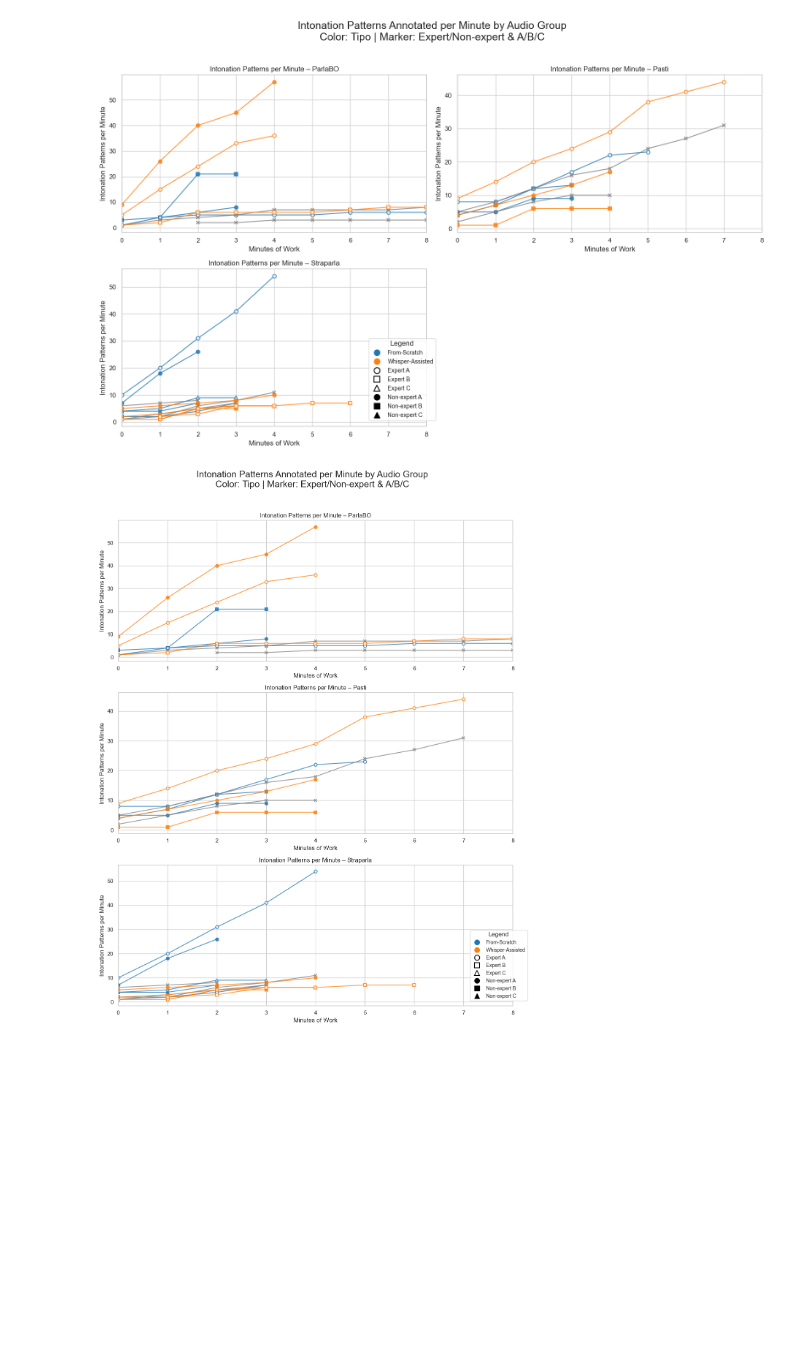
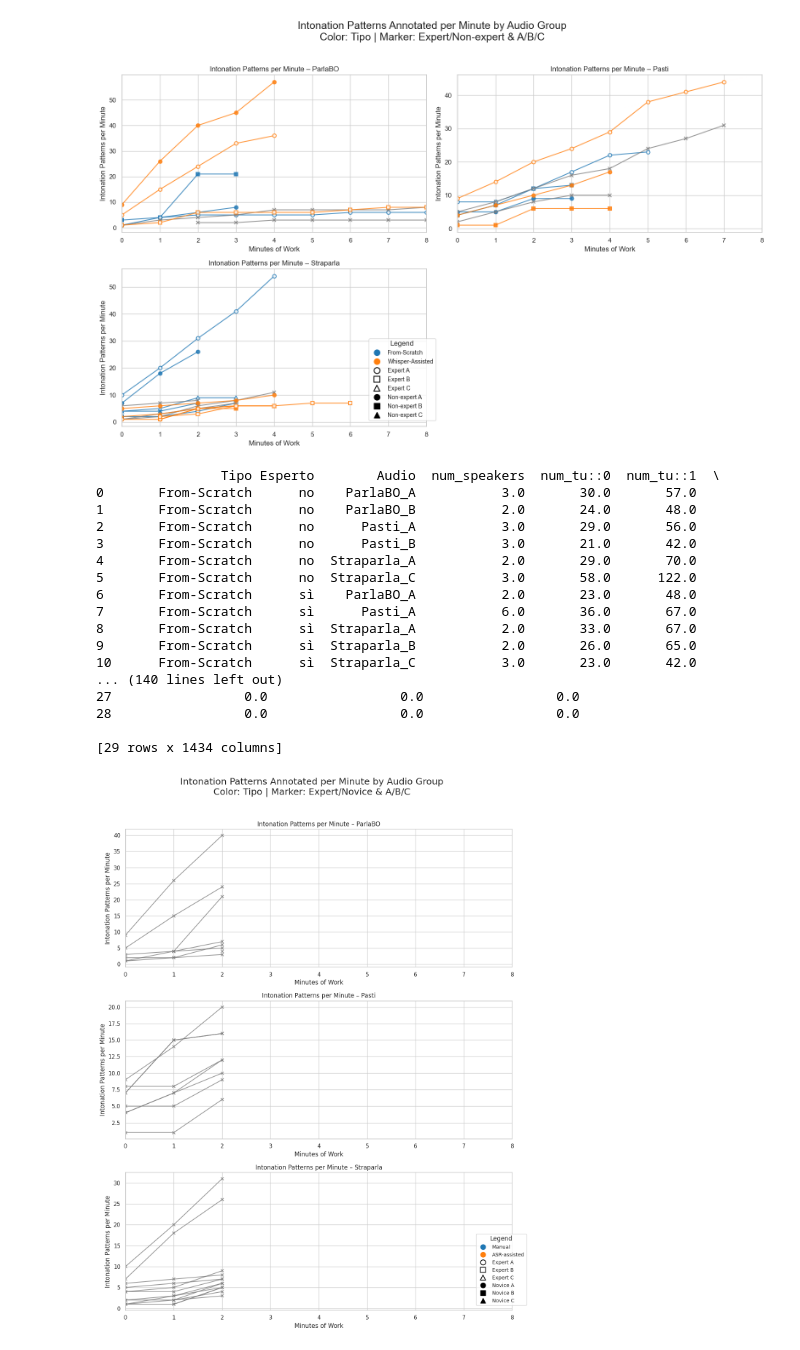
Before and after one commit to LaboratorioSperimentale/asr-assisted-transcription, a Jupyter notebook: data_analysis/prova_ludovica.ipynb, the cells around one changed output. Cells and saved outputs as stored; diff of their text form; code cells hidden in the pictures; blank space fills up the shorter version.

Commit message:
new_stats

```diff
--- a/data_analysis/prova_ludovica.ipynb
+++ b/data_analysis/prova_ludovica.ipynb
@@ -7,7 +7,7 @@ import re
 import numpy as np
 # %%
 # Load and preprocess the data
-df = pd.read_csv("../data/output/stats.csv", delimiter="\t")
+df = pd.read_csv("../data/new_output/stats/stats.csv", delimiter="\t")
 df.columns = df.columns.str.strip()
 cols_of_interest = ['Sec30', 'Sec60', 'Sec90', 'Sec120', 'Tipo', 'Esperto', 'Audio']
 df_subset = df[cols_of_interest].copy()
@@ -426,12 +426,14 @@ plt.show()
 # %%
 # Grouped statistics
 grouped_stats = df.groupby(['Tipo', 'Esperto', 'Audio']).mean(numeric_only=True).reset_index()
+
+print(grouped_stats)
 
 # Melt the intonation-patterns-per-minute columns
 melted = pd.melt(
     grouped_stats,
     id_vars=['Tipo', 'Esperto', 'Audio'],
-    value_vars=[f"intonation_patterns_min::{i}" for i in range(0, 11)],
+    value_vars=[f"intonation_patterns_min::{i}" for i in range(0, 3)],
     var_name='Time',
     value_name='IntonationPatterns'
 )
@@ -446,7 +448,7 @@ melted['AudioGroup'] = melted['Audio'].apply(group_audio)
 
 # Extract version (A/B/C)
 def extract_version(audio_name):
-    match = re.search(r'_([ABC])$', audio_name)
+    match = re.search(r'_([123])$', audio_name)
     return match.group(1) if match else 'A'
 
 melted['AudioVersion'] = melted['Audio'].apply(extract_version)
@@ -454,17 +456,17 @@ melted['AudioVersion'] = melted['Audio'].apply(extract_version)
 # Plot style settings
 sns.set(style="whitegrid")
 color_map = {
-    "From-Scratch": "tab:blue",
-    "Whisper-Assisted": "tab:orange",
-    "Revised": "tab:gray"
+    "Manual": "tab:blue",
+    "ASR-assisted": "tab:orange",
+    "Gold": "tab:gray"
 }
 marker_style_map = {
-    ('sì', 'A'): ('o', 'none'),
-    ('sì', 'B'): ('s', 'none'),
-    ('sì', 'C'): ('^', 'none'),
-    ('no', 'A'): ('o', 'full'),
-    ('no', 'B'): ('s', 'full'),
-    ('no', 'C'): ('^', 'full')
+    ('expert', 'A'): ('o', 'none'),
+    ('expert', 'B'): ('s', 'none'),
+    ('expert', 'C'): ('^', 'none'),
+    ('novice', 'A'): ('o', 'full'),
+    ('novice', 'B'): ('s', 'full'),
+    ('novice', 'C'): ('^', 'full')
 }
 
 # Plotting - Vertical arrangement
@@ -495,37 +497,54 @@ for i, group in enumerate(unique_groups, 1):
             markeredgewidth=1.5,
             linestyle='-',
             alpha=0.8
         )
     plt.title(f"Intonation Patterns per Minute – {group}")
     plt.xlabel("Minutes of Work")
     plt.ylabel("Intonation Patterns per Minute")
     plt.xlim(0, 8)
     plt.grid(True)
 
 # Custom legend (same as before)
 legend_elements = [
-    Line2D([0], [0], marker='o', color='tab:blue', label='From-Scratch', markersize=10, linestyle=''),
-    Line2D([0], [0], marker='o', color='tab:orange', label='Whisper-Assisted', markersize=10, linestyle=''),
+    Line2D([0], [0], marker='o', color='tab:blue', label='Manual', markersize=10, linestyle=''),
+    Line2D([0], [0], marker='o', color='tab:orange', label='ASR-assisted', markersize=10, linestyle=''),
     Line2D([0], [0], marker='o', color='black', markerfacecolor='white', markeredgewidth=1.5, label='Expert A', linestyle='', markersize=10),
     Line2D([0], [0], marker='s', color='black', markerfacecolor='white', markeredgewidth=1.5, label='Expert B', linestyle='', markersize=10),
     Line2D([0], [0], marker='^', color='black', markerfacecolor='white', markeredgewidth=1.5, label='Expert C', linestyle='', markersize=10),
-    Line2D([0], [0], marker='o', color='black', markerfacecolor='black', label='Non-expert A', linestyle='', markersize=10),
-    Line2D([0], [0], marker='s', color='black', markerfacecolor='black', label='Non-expert B', linestyle='', markersize=10),
-    Line2D([0], [0], marker='^', color='black', markerfacecolor='black', label='Non-expert C', linestyle='', markersize=10),
+    Line2D([0], [0], marker='o', color='black', markerfacecolor='black', label='Novice A', linestyle='', markersize=10),
+    Line2D([0], [0], marker='s', color='black', markerfacecolor='black', label='Novice B', linestyle='', markersize=10),
+    Line2D([0], [0], marker='^', color='black', markerfacecolor='black', label='Novice C', linestyle='', markersize=10),
 ]
 
 plt.legend(
     handles=legend_elements,
     loc='lower right',
     bbox_to_anchor=(1.05, 0),
     borderaxespad=1,
     ncol=1,
     fontsize='small',
     title="Legend"
 )
 
-plt.suptitle("Intonation Patterns Annotated per Minute by Audio Group\nColor: Tipo | Marker: Expert/Non-expert & A/B/C", fontsize=18, y=1.02)
+plt.suptitle("Intonation Patterns Annotated per Minute by Audio Group\nColor: Tipo | Marker: Expert/Novice & A/B/C", fontsize=18, y=1.02)
 plt.tight_layout()
 plt.show()
 # %% [output]
+                Tipo Esperto        Audio  num_speakers  num_tu::0  num_tu::1  \
+0       From-Scratch      no    ParlaBO_A           3.0       30.0       57.0
+1       From-Scratch      no    ParlaBO_B           2.0       24.0       48.0
+2       From-Scratch      no      Pasti_A           3.0       29.0       56.0
+3       From-Scratch      no      Pasti_B           3.0       21.0       42.0
+4       From-Scratch      no  Straparla_A           2.0       29.0       70.0
+5       From-Scratch      no  Straparla_C           3.0       58.0      122.0
+6       From-Scratch      sì    ParlaBO_A           2.0       23.0       48.0
+7       From-Scratch      sì      Pasti_A           6.0       36.0       67.0
+8       From-Scratch      sì  Straparla_A           2.0       33.0       67.0
+9       From-Scratch      sì  Straparla_B           2.0       26.0       65.0
+10      From-Scratch      sì  Straparla_C           3.0       23.0       42.0
+... (140 lines left out)
+27                 0.0                 0.0                 0.0
+28                 0.0                 0.0                 0.0
+
+[29 rows x 1434 columns]
-[figure, old version]
+[figure, new version]
```
Also changed, not shown: parts of 2 cells of this notebook, 1 other file.
